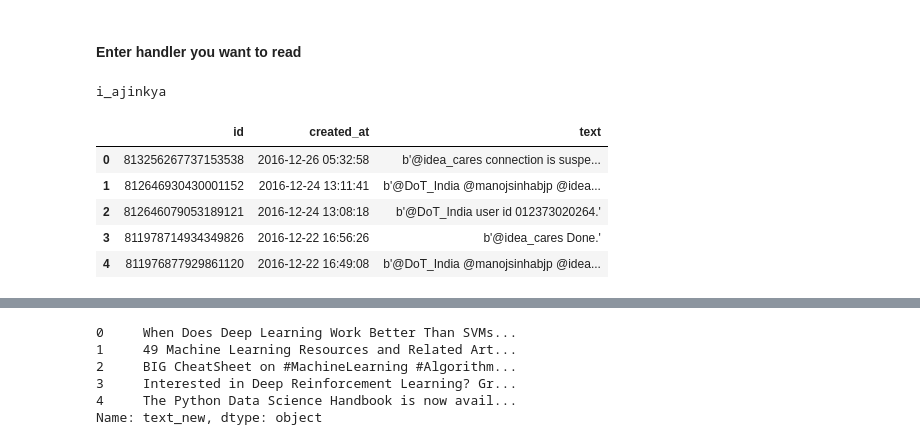
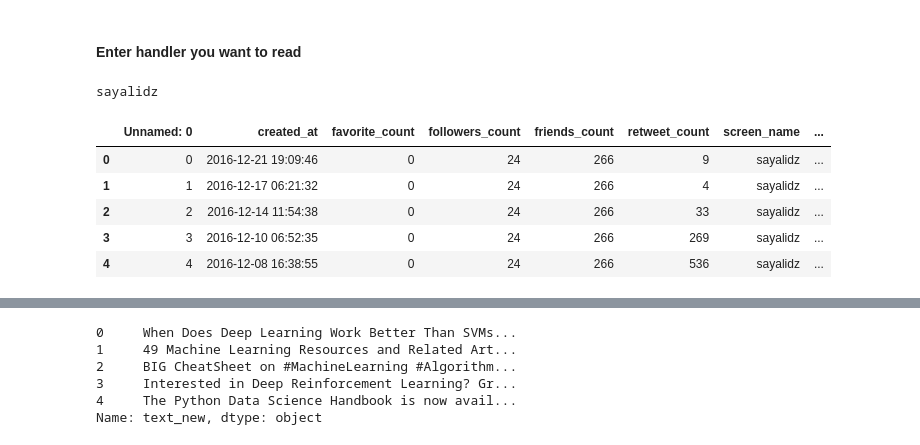
Before and after one commit to sayalidzambre/UserSentimentsAnalysis, a Jupyter notebook: CandidateAnalysis/predict-sentiment-of-user.ipynb, the cells around one changed output, grey strips where cells are left out. Drawn from its saved outputs; the diff is of its cells as text; code cells hidden in the pictures.

```diff
--- a/CandidateAnalysis/predict-sentiment-of-user.ipynb
+++ b/CandidateAnalysis/predict-sentiment-of-user.ipynb
@@ -17,13 +17,13 @@ matplotlib.style.use('ggplot')
 #### Enter handler you want to read
 # %%
 handler = input().strip()
-tweets = pd.read_csv('%s_tweets.csv' % handler, encoding = "utf-8")
+tweets = pd.read_csv('%s_tweets.csv' % handler, encoding = "ISO-8859-1")
 tweets.head()
 # %% [output]
-i_ajinkya
+sayalidz
-|  | id | created_at | text |
-| 0 | 813256267737153538 | 2016-12-26 05:32:58 | b'@idea_cares connection is suspe... |
-| 1 | 812646930430001152 | 2016-12-24 13:11:41 | b'@DoT_India @manojsinhabjp @idea... |
-| 2 | 812646079053189121 | 2016-12-24 13:08:18 | b'@DoT_India user id 012373020264.' |
-| 3 | 811978714934349826 | 2016-12-22 16:56:26 | b'@idea_cares Done.' |
-| 4 | 811976877929861120 | 2016-12-22 16:49:08 | b'@DoT_India @manojsinhabjp @idea... |
+|  | Unnamed: 0 | created_at | favorite_count | followers_count | friends_count | retweet_count | screen_name | ... |
+| 0 | 0 | 2016-12-21 19:09:46 | 0 | 24 | 266 | 9 | sayalidz | ... |
+| 1 | 1 | 2016-12-17 06:21:32 | 0 | 24 | 266 | 4 | sayalidz | ... |
+| 2 | 2 | 2016-12-14 11:54:38 | 0 | 24 | 266 | 33 | sayalidz | ... |
+| 3 | 3 | 2016-12-10 06:52:35 | 0 | 24 | 266 | 269 | sayalidz | ... |
+| 4 | 4 | 2016-12-08 16:38:55 | 0 | 24 | 266 | 536 | sayalidz | ... |
```
Also changed, not shown: parts of 13 cells of this notebook.
